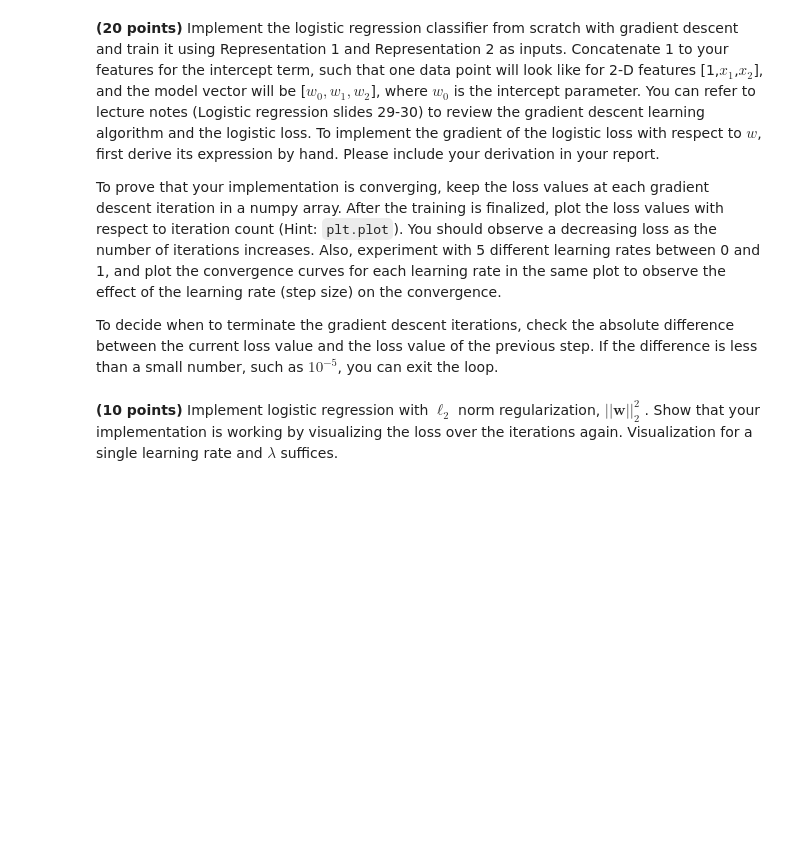
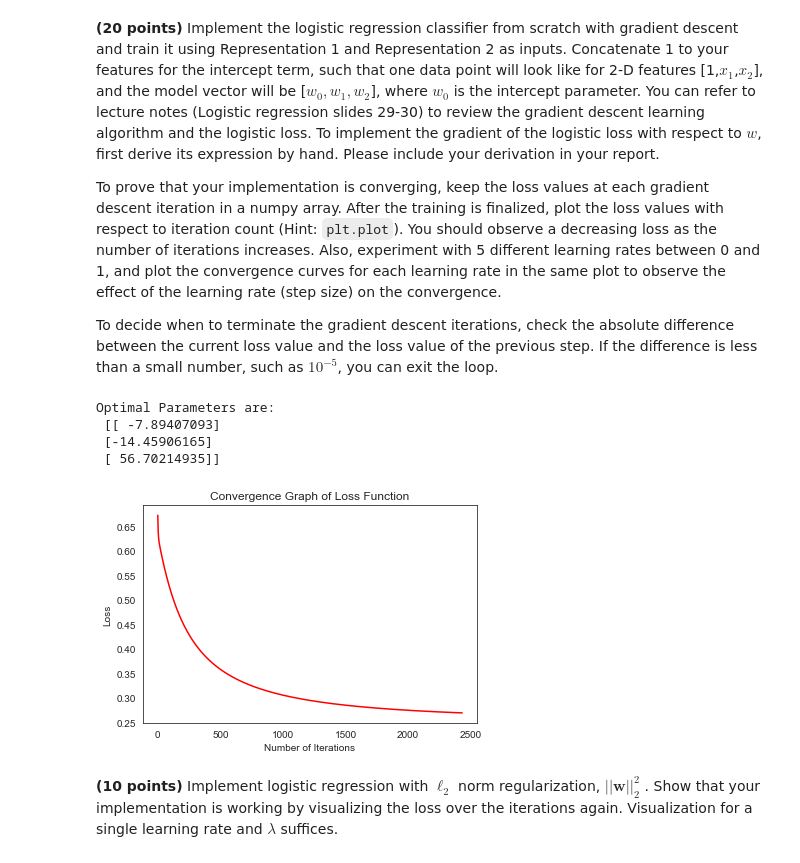
Before and after one commit to emirhansarac29/MachineBoys, a Jupyter notebook: SolnTemplate.ipynb, the cells around one changed output. Drawn from its saved outputs; the diff is of its cells as text; code cells hidden in the pictures; blank space fills up the shorter version.

```diff
--- a/SolnTemplate.ipynb
+++ b/SolnTemplate.ipynb
@@ -125,6 +126,80 @@ To prove that your implementation is converging, keep the loss values at each gr
 with respect to iteration count (Hint: `plt.plot`). You should observe a decreasing loss as the number of iterations increases. Also, experiment with 5 different learning rates between 0 and 1, and plot the convergence curves for each learning rate in the same plot to observe the effect of the learning rate (step size) on the convergence.
 
 To decide when to terminate the gradient descent iterations, check the absolute difference between the current loss value and the loss value of the previous step. If the difference is less than a small number, such as $10^{-5}$, you can exit the loop.
+# %%
+import seaborn as sns
+
+a = np.ones((1561,1))
+REPRESENTATION_1_TRAIN = np.append(a, REPRESENTATION_1_TRAIN, axis =1 )
+
+
+def sigmoid(x):
+    return 1 / (1 + np.exp(-x))
+
+def calculate_s(row,coefficients):
+    s = 0;
+    for i in range(len(row)-1):
+        s += coefficients[i] * row[i]
+    return s
+
+def predict(row,coefficients):
+    a = np.round(sigmoid(calculate_s(row,coefficients)))
+    if(a):
+        return a
+    return -1
+
+coefficients = np.zeros((3,1))
+
+def calculate_gradient(data,labels,coefficients):
+    m = 1561
+    sum  = 0;
+    for i in range(m):
+        sum += (labels[i]*data[i])/(1 + np.exp(labels[i]*calculate_s(data[i],coefficients)))
+    return (-1/m) * sum
+
+def calculate_loss(data, labels, coefficients):
+    m = 1561
+    sum = 0
+    for i in range(m):
+        sum += np.log(1 + np.exp(-labels[i]*calculate_s(data[i],coefficients)))
+    loss = (1/m) * sum
+    return loss
+
+
+def gradient_descent(data, labels,coefficients, learning_rate):
+    m = 1561
+    loss_history = np.zeros((10000,1))
+    current_pos = 0
+    while True:
+        gradient = calculate_gradient(data,labels,coefficients)
+        coefficients[0] = coefficients[0] - learning_rate*gradient[0]
+        coefficients[1] = coefficients[1] - learning_rate*gradient[1]
+        coefficients[2] = coefficients[2] - learning_rate*gradient[2]
+        loss_history[current_pos] = calculate_loss(data,labels,coefficients)
+        if(current_pos!=0 and loss_history[current_pos -1 ] - loss_history[current_pos  ] < 1e-5):
+            break
+        current_pos+=1
+    return (loss_history,coefficients)
+
+
+learning_rate= 0.5
+(cost_history, params_optimal) = gradient_descent(REPRESENTATION_1_TRAIN, TRAIN_LABELS, coefficients, learning_rate)
+cost_history = np.extract(cost_history >0, cost_history)
+print("Optimal Parameters are: \n", params_optimal, "\n")
+
+plt.figure()
+sns.set_style('white')
+plt.plot(range(len(cost_history)), cost_history, 'r')
+plt.title("Convergence Graph of Loss Function")
+plt.xlabel("Number of Iterations")
+plt.ylabel("Loss")
+plt.show()
+# %% [output]
+Optimal Parameters are:
+ [[ -7.89407093]
+ [-14.45906165]
+ [ 56.70214935]]
+[figure, added]
 # %% [markdown]
 **(10 points)** Implement logistic regression with $\ell_2$ norm regularization, $||\mathbf{w}||_{2}^{2}$ . Show that your implementation is working by visualizing the loss over the iterations again. Visualization for a single learning rate and $\lambda$ suffices.
 # %% [markdown]
```
Also changed, not shown: parts of 1 cell of this notebook.
